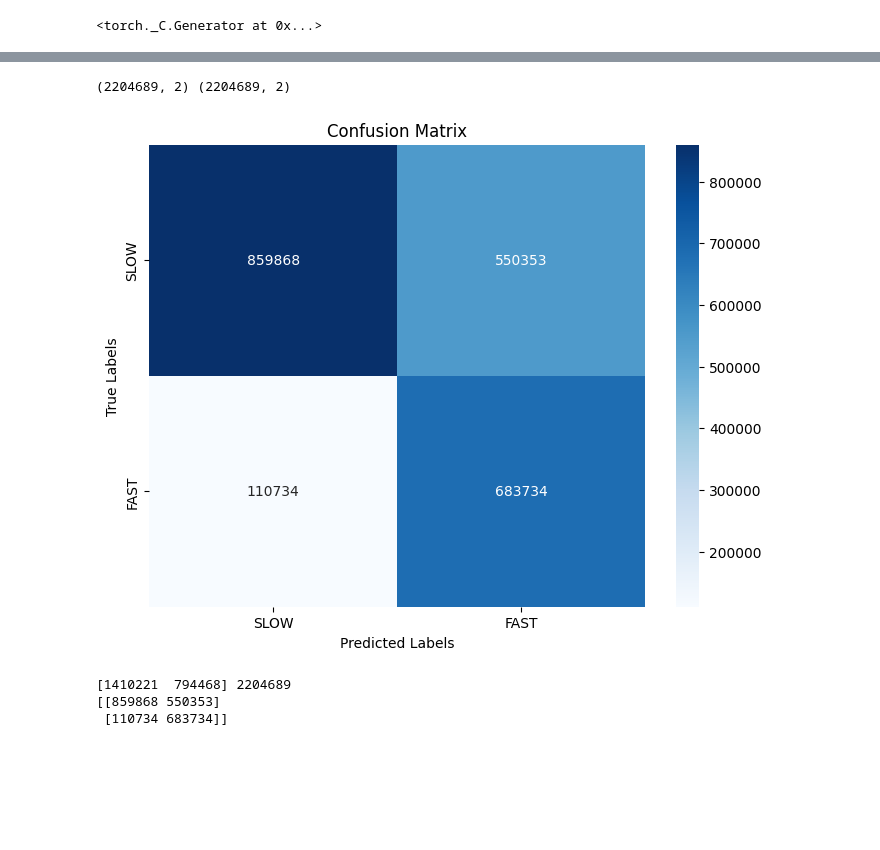
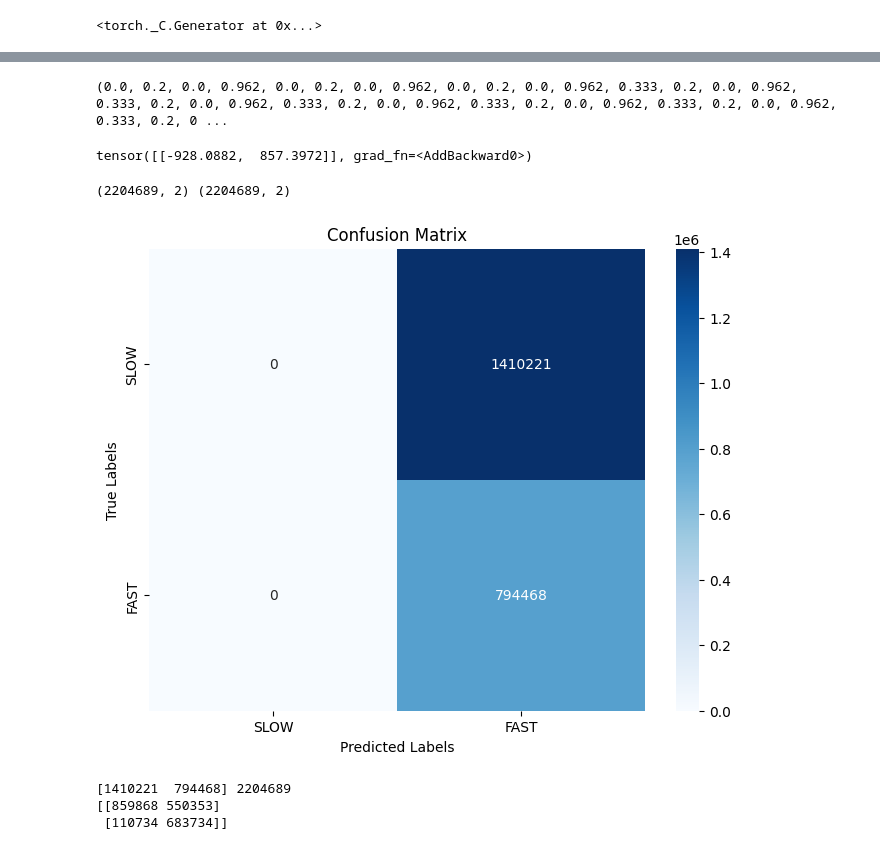
Before and after one commit to puneet-j/abm_sims_MRS, a Jupyter notebook: RS/2class.ipynb, the cells around one changed output, grey strips where cells are left out. Saved outputs shown, nothing was run; the diff lists cells and outputs as text; code cells hidden in the pictures; blank space fills up the shorter version.

```diff
--- a/RS/2class.ipynb
+++ b/RS/2class.ipynb
@@ -170,4 +212,9 @@ inC = 44
 outchannels = 2
+# %%
+
+fil2 = open('alltime.pickle', 'rb')
+meta = pickle.load(fil2)
+fil2.close()
 # %%
 
 
@@ -365,6 +397,9 @@ for file in files[:-1]:
              # arr.append([list(node[1]['x'])+[a for a in node[1]['global_info']]])
             # arr[tuple(oneHotToState(node[1]['x']))] = node[1]['colors']
             arr[node[1]['x']] = node[1]['colors']
+        break
+    break
+
 
 encoder_dict = torch.load('./200time_2classClass_encoder_state_dict2.pth')
 # in_channels = 40
@@ -376 +448,15 @@ encoder_dict = torch.load('./200time_2classClass_encoder_state_dict2.pth')
+# %%
+# for ii in arr:
+#     print(ii)
+#     break
+# for i in arr1:
+#     print(i)
+#     break
+i = 0
+for ii in arr:
+    i+=1
+print(ii)
+# arr
+# %% [output]
+(0.0, 0.2, 0.0, 0.962, 0.0, 0.2, 0.0, 0.962, 0.0, 0.2, 0.0, 0.962, 0.333, 0.2, 0.0, 0.962, 0.333, 0.2, 0.0, 0.962, 0.333, 0.2, 0.0, 0.962, 0.333, 0.2, 0.0, 0.962, 0.333, 0.2, 0.0, 0.962, 0.333, 0.2, 0 ...
 # %%
@@ -381,14 +468,31 @@ encoder_dict = torch.load('./200time_2classClass_encoder_state_dict2.pth')
+# %%
+import ast
+import re
+# type(ii)
+# print(torch.tensor([x.strip() for x in re.split('(,;)', ii)], dtype=torch.float))
+# print(torch.empty((2,0), dtype=torch.int64).detach().tolist())
+# np.shape(torch.tensor(ast.literal_eval(ii), dtype=torch.float))
+# np.shape(torch.empty((2,0), dtype=torch.int64).detach().tolist())
+# np.shape(torch.tensor(list(ast.literal_eval(ii)), dtype=torch.float))
+# edge_index = torch.empty((2, 0), dtype=torch.long).tolist()
+GAE(torch.tensor([ast.literal_eval(ii)], dtype=torch.float), torch.tensor([[],[]], dtype=torch.long))
+# torch.empty((2,0), dtype=torch.int64).detach().tolist()
+# GAE(torch.tensor(ast.literal_eval(ii), dtype=torch.float), edge_index)
+# [x.strip() for x in re.split('(,;)', ii)]
+# [len(ast.literal_eval(ii))]
+# torch.tensor(list(ast.literal_eval(ii)), dtype=torch.float)
+# %% [output]
+tensor([[-928.0882,  857.3972]], grad_fn=<AddBackward0>)
 # %%
 
-GAE = GraphEncoderWithResidual(inC, hC, outchannels)
-GAE.load_state_dict(encoder_dict)
-emb = []
-arrtosave = []
 # for i in arr1:
-for i in arr1:
+
+for ii in arr:
+    # break
+# GAE(torch.tensor([ast.literal_eval(i)], dtype=torch.float), torch.empty((2,0), dtype=torch.int64).detach().tolist()[0])
     try:
         # pdb.set_trace()
-        emb.append(GAE(torch.tensor([i], dtype=torch.float), torch.empty((2,0), dtype=torch.int64)).detach().tolist()[0])
+        emb.append(GAE(torch.tensor([ast.literal_eval(ii)], dtype=torch.float), torch.tensor([[],[]], dtype=torch.long)))
         arrtosave.append(i)
     except:
         print(np.shape(i))
@@ -404,21 +508,21 @@ y_pred_indices = np.argmax(emb, axis=1)
 # %%
 from sklearn.metrics import confusion_matrix, ConfusionMatrixDisplay
 import seaborn as sns
 cm = confusion_matrix(y_true_indices, y_pred_indices)
 # ConfusionMatrixDisplay(cm).plot()
-CLIST =  ["Fast/Failure", "Slow/Failure", "Fast/Success", "Slow/Success"]
+# CLIST =  ["Fast/Failure", "Slow/Failure", "Fast/Success", "Slow/Success"]
 
 CLIST =  ["SLOW", "FAST"]
 # Plotting the confusion matrix
 plt.figure(figsize=(8, 6))
 sns.heatmap(cm, annot=True, fmt="d", cmap='Blues', xticklabels=CLIST, yticklabels=CLIST)
 plt.xlabel('Predicted Labels')
 plt.ylabel('True Labels')
 plt.title('Confusion Matrix')
 plt.show()
 #
 # %% [output]
-[figure, old version]
+[figure, new version]
 # %%
 # print(np.sum([1 for y in y_true_indices if y == 1]))
 total = np.sum(cm, axis=1)
```
Also changed, not shown: parts of 19 cells of this notebook, 12 other files.
